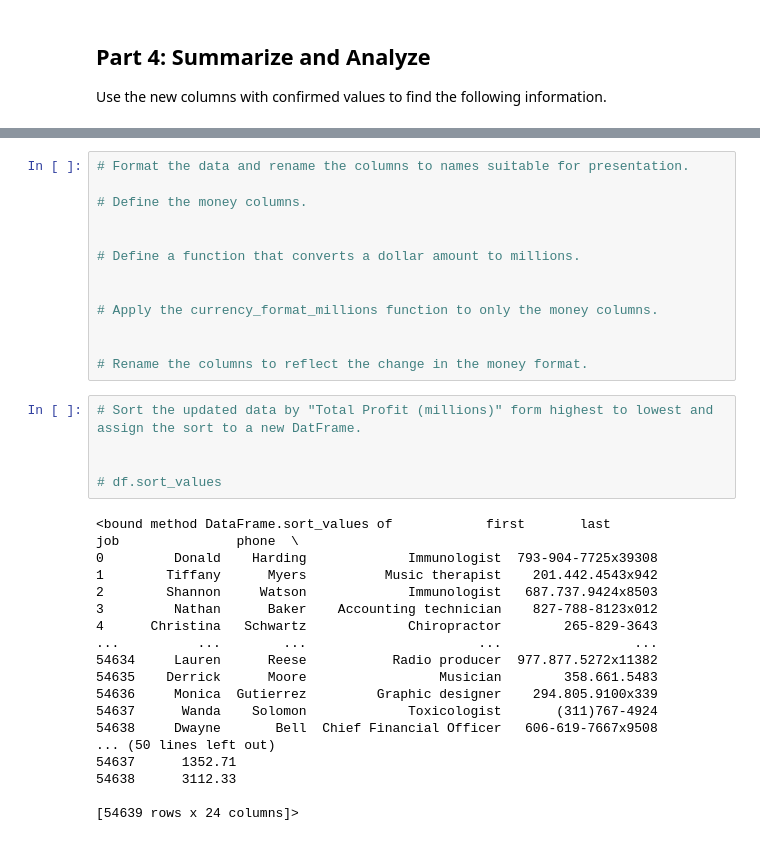
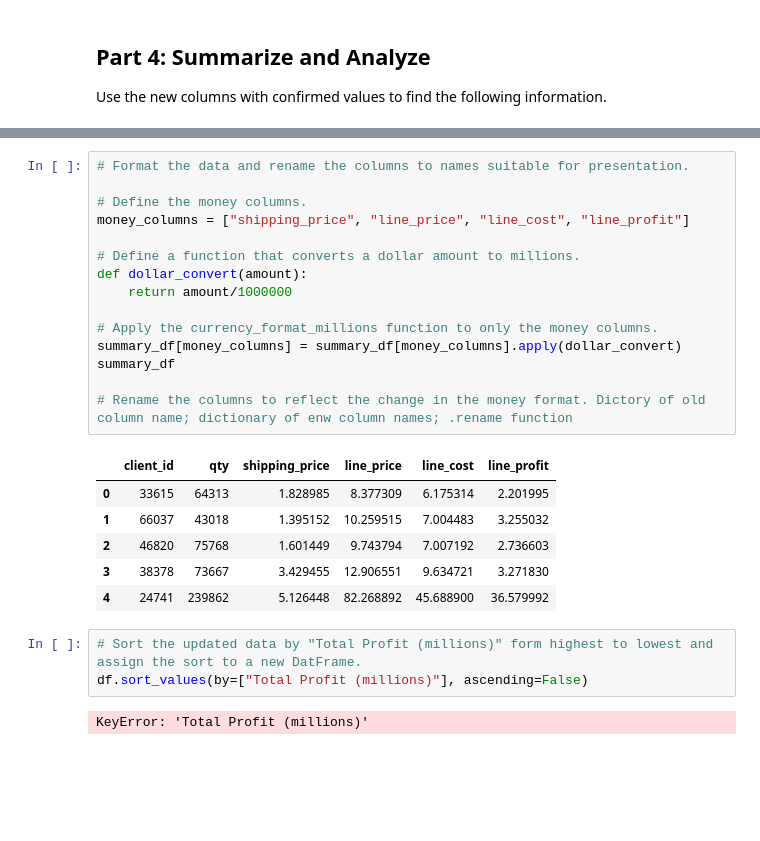
Before and after one commit to chelseyellen/pandas-challenge-1, a Jupyter notebook: Starter_Code/wholesale_data_analysis_starter_code.ipynb, the cells around one changed output, grey strips where cells are left out. Cells and saved outputs as stored; diff of their text form; blank space fills up the shorter version.

```diff
--- a/Starter_Code/wholesale_data_analysis_starter_code.ipynb
+++ b/Starter_Code/wholesale_data_analysis_starter_code.ipynb
@@ -266,36 +278,27 @@ columns = ["qty", "shipping_price", "line_price", "line_cost", "line_profit"]
 # %%
 # Format the data and rename the columns to names suitable for presentation.
 
 # Define the money columns.
-
+money_columns = ["shipping_price", "line_price", "line_cost", "line_profit"]
 
 # Define a function that converts a dollar amount to millions.
-
+def dollar_convert(amount):
+    return amount/1000000
 
 # Apply the currency_format_millions function to only the money columns.
+summary_df[money_columns] = summary_df[money_columns].apply(dollar_convert)
+summary_df
 
-
-# Rename the columns to reflect the change in the money format.
+# Rename the columns to reflect the change in the money format. Dictory of old column name; dictionary of enw column names; .rename function
+# %% [output]
+|  | client_id | qty | shipping_price | line_price | line_cost | line_profit |
+| 0 | 33615 | 64313 | 1.828985 | 8.377309 | 6.175314 | 2.201995 |
+| 1 | 66037 | 43018 | 1.395152 | 10.259515 | 7.004483 | 3.255032 |
+| 2 | 46820 | 75768 | 1.601449 | 9.743794 | 7.007192 | 2.736603 |
+| 3 | 38378 | 73667 | 3.429455 | 12.906551 | 9.634721 | 3.271830 |
+| 4 | 24741 | 239862 | 5.126448 | 82.268892 | 45.688900 | 36.579992 |
 # %%
 # Sort the updated data by "Total Profit (millions)" form highest to lowest and assign the sort to a new DatFrame.
-
-
-# df.sort_values
+df.sort_values(by=["Total Profit (millions)"], ascending=False)
 # %% [output]
-<bound method DataFrame.sort_values of            first       last                      job               phone  \
-0         Donald    Harding             Immunologist  793-904-7725x39308
-1        Tiffany      Myers          Music therapist    201.442.4543x942
-2        Shannon     Watson             Immunologist   687.737.9424x8503
-3         Nathan      Baker    Accounting technician    827-788-8123x012
-4      Christina   Schwartz             Chiropractor        265-829-3643
-...          ...        ...                      ...                 ...
-54634     Lauren      Reese           Radio producer  977.877.5272x11382
-54635    Derrick      Moore                 Musician        358.661.5483
-54636     Monica  Gutierrez         Graphic designer    294.805.9100x339
-54637      Wanda    Solomon             Toxicologist       (311)767-4924
-54638     Dwayne       Bell  Chief Financial Officer   606-619-7667x9508
-... (50 lines left out)
-54637      1352.71
-54638      3112.33
-
-[54639 rows x 24 columns]>
+KeyError: 'Total Profit (millions)'
```
Also changed, not shown: parts of 2 cells of this notebook.
